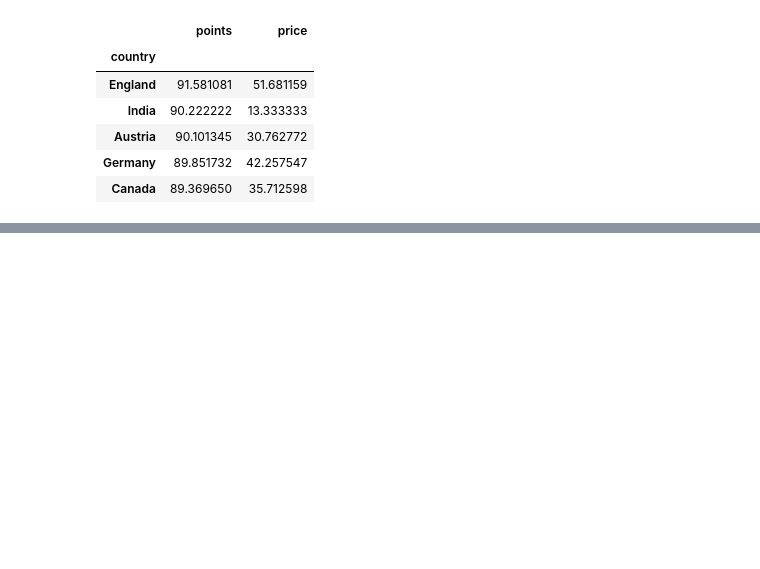
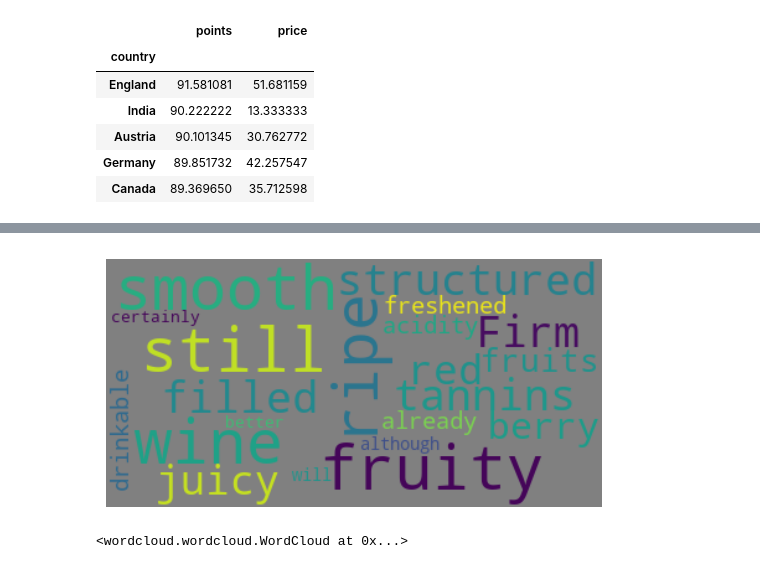
Before and after one commit to Ch-Erenn/ms-data-science, a Jupyter notebook: wordcloud/word-cloud.ipynb, the cells around one changed output, grey strips where cells are left out. Cells and saved outputs as stored; diff of their text form; code cells hidden in the pictures; blank space fills up the shorter version.

```diff
--- a/wordcloud/word-cloud.ipynb
+++ b/wordcloud/word-cloud.ipynb
@@ -94,0 +107,14 @@ plt.show()
+# %%
+# lower max_font_size, change the maximum number of word and lighten the background:
+wordcloud = WordCloud(max_font_size=50, max_words=50, background_color="grey").generate(text)
+plt.figure()
+plt.imshow(wordcloud, interpolation="bilinear")
+plt.axis("off")
+plt.show()
+# %% [output]
+[figure, added]
+# %%
+# Save the image in the test folder:
+wordcloud.to_file("test/first_review.png")
+# %% [output]
+<wordcloud.wordcloud.WordCloud at 0x...>
```
Also changed, not shown: parts of 3 cells of this notebook, 1 other file.
